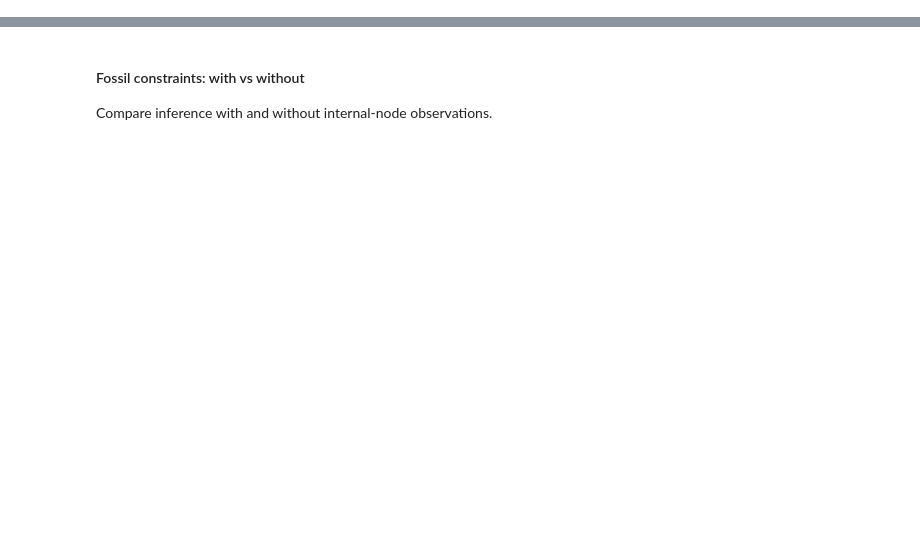
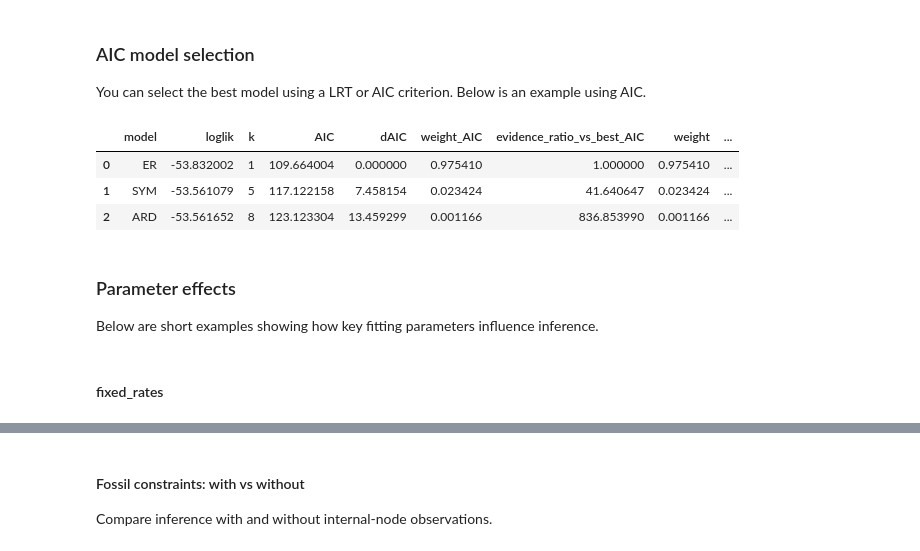
Before and after one commit to eaton-lab/toytree, a Jupyter notebook: docs/pcm-fit-discrete.ipynb, the cells around one changed output, grey strips where cells are left out. Saved outputs shown, nothing was run; the diff lists cells and outputs as text; code cells hidden in the pictures; blank space fills up the shorter version.

```diff
--- a/docs/pcm-fit-discrete.ipynb
+++ b/docs/pcm-fit-discrete.ipynb
@@ -118,0 +28,12 @@ fit_fast['model_fit']
+# %%
+# simulate discrete trait w/ ~3 transitions between root-to-tip distance
+tree.pcm.simulate_discrete_trait(
+    nstates=3,
+    model="ER",
+    trait_name="X",
+    state_names="ABC",
+    rate_scalar=3e-6,
+    inplace=True,
+    tips_only=True,
+    seed=123,
+);
@@ -118,0 +77,3 @@ fit_fast['model_fit']
+# %%
+m1 = tree.pcm.fit_discrete_ctmc("X", nstates=3, model="ER")
+print(m1)
@@ -118,0 +90,3 @@ fit_fast['model_fit']
+# %%
+m2 = tree.pcm.fit_discrete_ctmc("X", nstates=3, model="SYM")
+print(m2)
@@ -118,0 +103,3 @@ fit_fast['model_fit']
+# %%
+m3 = tree.pcm.fit_discrete_ctmc("X", nstates=3, model="ARD")
+print(m3)
@@ -118,0 +116,17 @@ fit_fast['model_fit']
+# %% [markdown]
+### AIC model selection
+You can select the best model using a LRT or AIC criterion. Below is an example using AIC.
+# %%
+toytree.pcm.aic_table([m1, m2, m3])
+# %% [output]
+|  | model | loglik | k | AIC | dAIC | weight_AIC | evidence_ratio_vs_best_AIC | weight | ... |
+| 0 | ER | -53.832002 | 1 | 109.664004 | 0.000000 | 0.975410 | 1.000000 | 0.975410 | ... |
+| 1 | SYM | -53.561079 | 5 | 117.122158 | 7.458154 | 0.023424 | 41.640647 | 0.023424 | ... |
+| 2 | ARD | -53.561652 | 8 | 123.123304 | 13.459299 | 0.001166 | 836.853990 | 0.001166 | ... |
+# %% [markdown]
+### Parameter effects
+
+Below are short examples showing how key fitting parameters influence
+inference.
+# %% [markdown]
+#### fixed_rates
```
Also changed, not shown: parts of 34 cells of this notebook, 12 other files.
